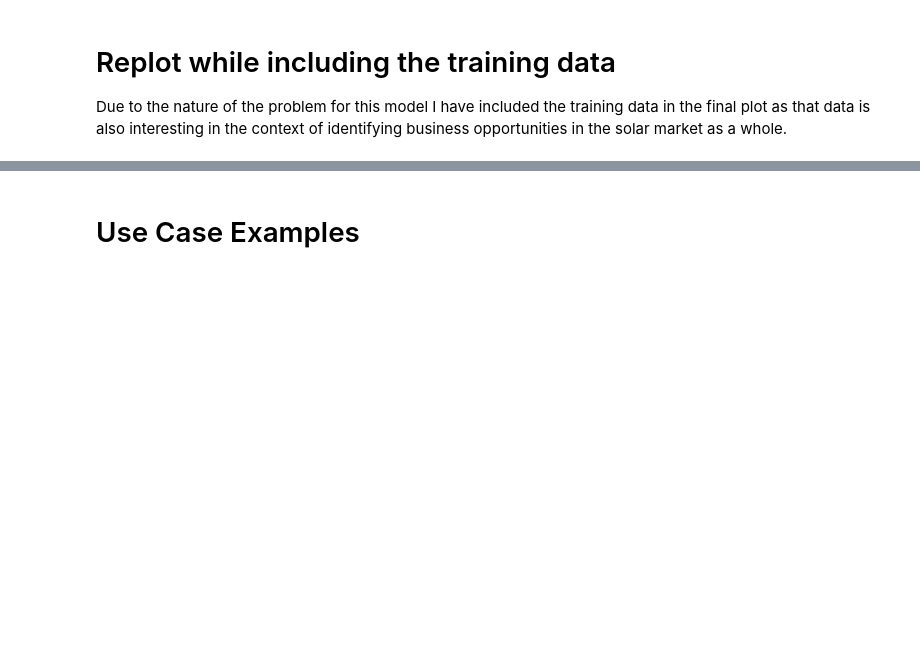
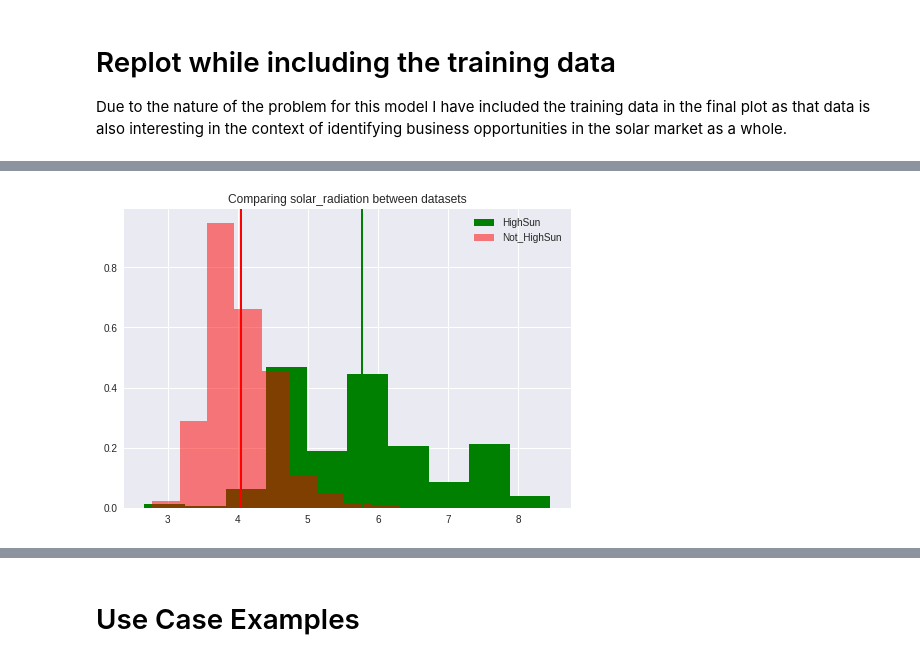
Before and after one commit to gurkpet/Solar-Panel-Market-Modeling, a Jupyter notebook: Solar Project.ipynb, the cells around one changed output, grey strips where cells are left out. Cells and saved outputs as stored; diff of their text form; code cells hidden in the pictures; blank space fills up the shorter version.

```diff
--- a/Solar Project.ipynb
+++ b/Solar Project.ipynb
@@ -501,0 +545,4 @@ gmap.draw('3classmarketpredictionalltrain.html')
+# %%
+compare(HighSun, Not_HighSun, 'solar_radiation')
+# %% [output]
+[figure, added]
```
Also changed, not shown: parts of 44 cells of this notebook, 3 other files.
